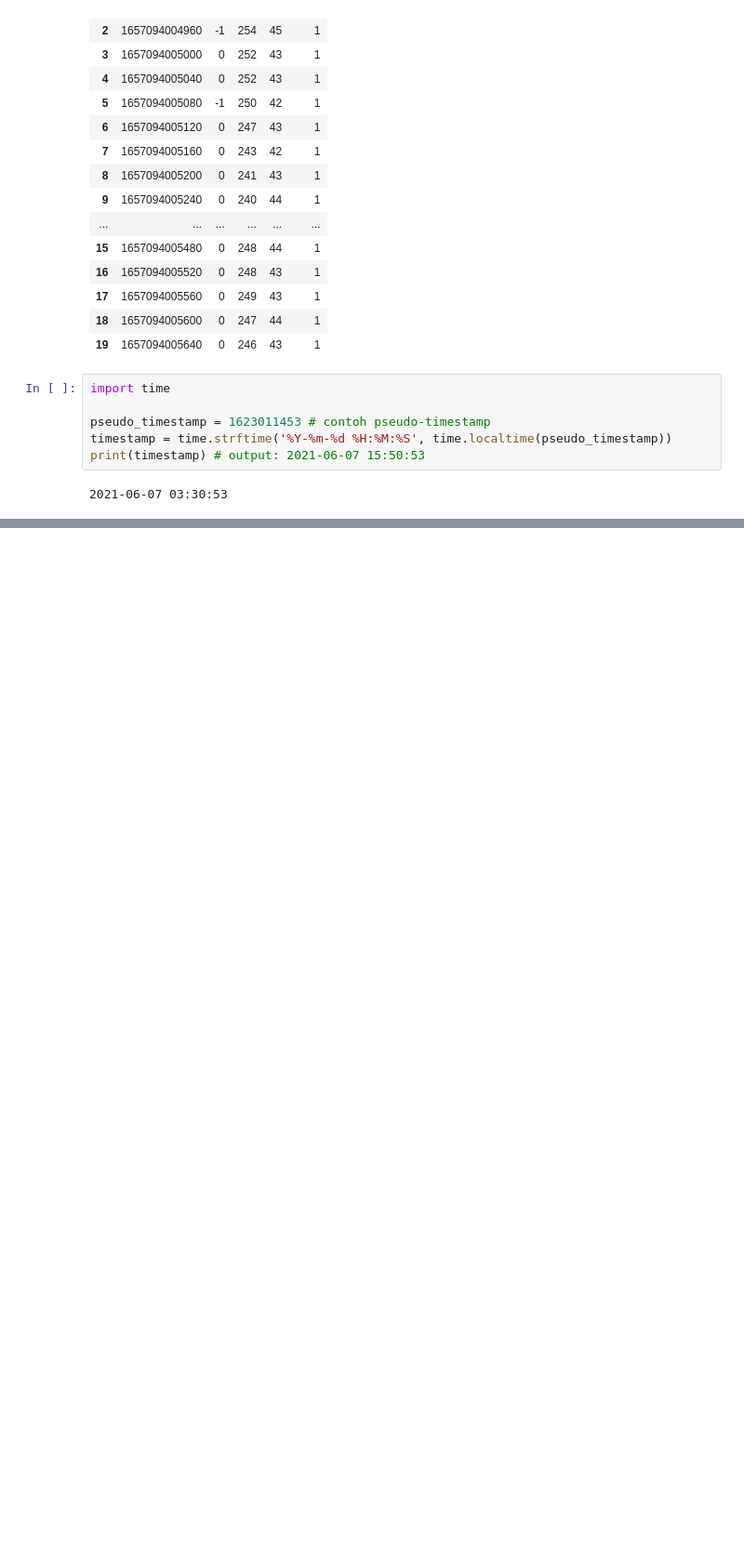
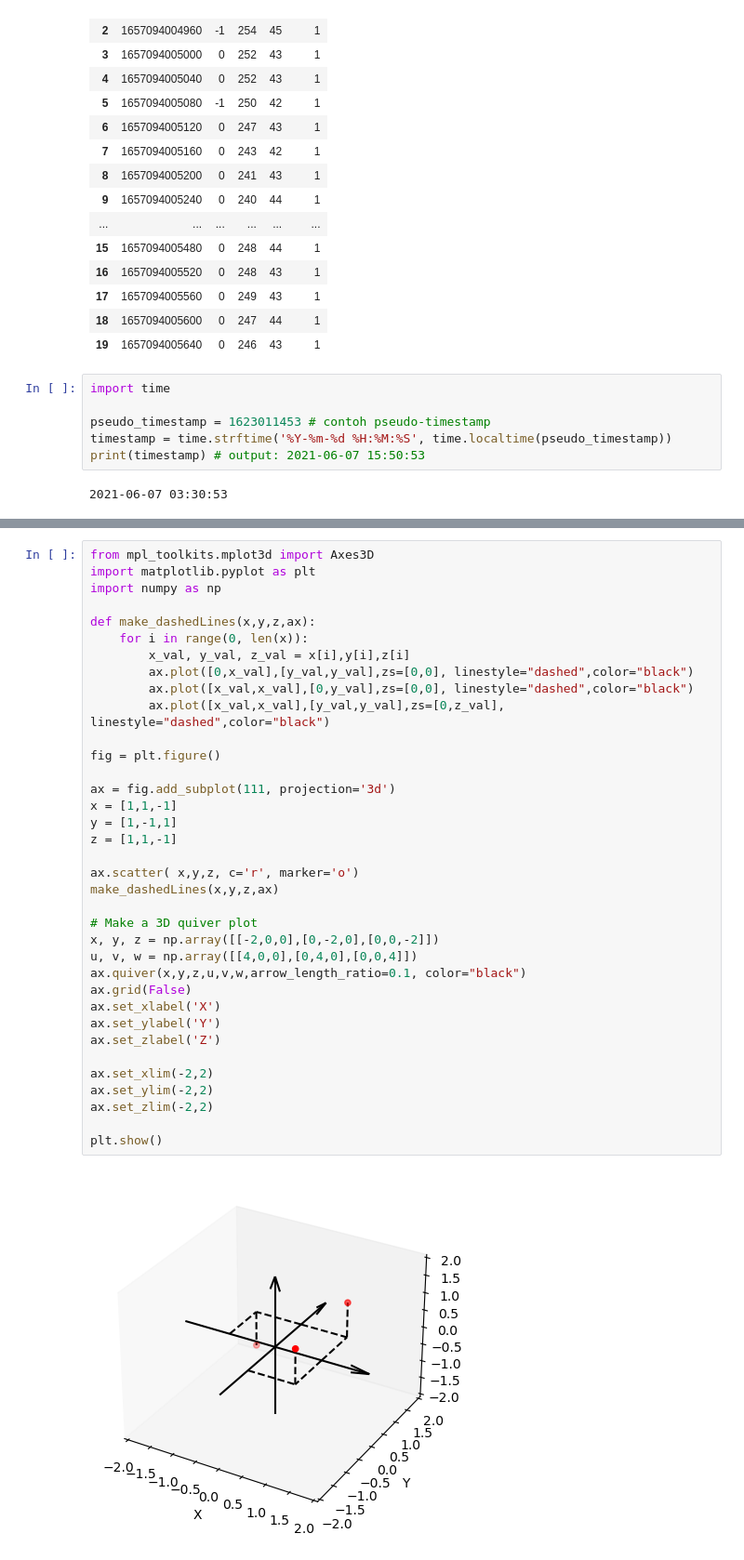
Before and after one commit to yoelagustinus/TechnicalTest-eFishery, a Jupyter notebook: EDA.ipynb, the cells around one changed output, grey strips where cells are left out. Shown: that part at 93% size. Saved outputs shown, nothing was run; the diff lists cells and outputs as text; blank space fills up the shorter version.

```diff
--- a/EDA.ipynb
+++ b/EDA.ipynb
@@ -92,0 +113,38 @@ plt.show()
+# %%
+from mpl_toolkits.mplot3d import Axes3D
+import matplotlib.pyplot as plt
+import numpy as np
+
+def make_dashedLines(x,y,z,ax):
+    for i in range(0, len(x)):
+        x_val, y_val, z_val = x[i],y[i],z[i]
+        ax.plot([0,x_val],[y_val,y_val],zs=[0,0], linestyle="dashed",color="black")
+        ax.plot([x_val,x_val],[0,y_val],zs=[0,0], linestyle="dashed",color="black")
+        ax.plot([x_val,x_val],[y_val,y_val],zs=[0,z_val], linestyle="dashed",color="black")
+
+fig = plt.figure()
+
+ax = fig.add_subplot(111, projection='3d')
+x = [1,1,-1]
+y = [1,-1,1]
+z = [1,1,-1]
+
+ax.scatter( x,y,z, c='r', marker='o')
+make_dashedLines(x,y,z,ax)
+
+# Make a 3D quiver plot
+x, y, z = np.array([[-2,0,0],[0,-2,0],[0,0,-2]])
+u, v, w = np.array([[4,0,0],[0,4,0],[0,0,4]])
+ax.quiver(x,y,z,u,v,w,arrow_length_ratio=0.1, color="black")
+ax.grid(False)
+ax.set_xlabel('X')
+ax.set_ylabel('Y')
+ax.set_zlabel('Z')
+
+ax.set_xlim(-2,2)
+ax.set_ylim(-2,2)
+ax.set_zlim(-2,2)
+
+plt.show()
+# %% [output]
+[figure, added]
```
Also changed, not shown: parts of 3 cells of this notebook.
